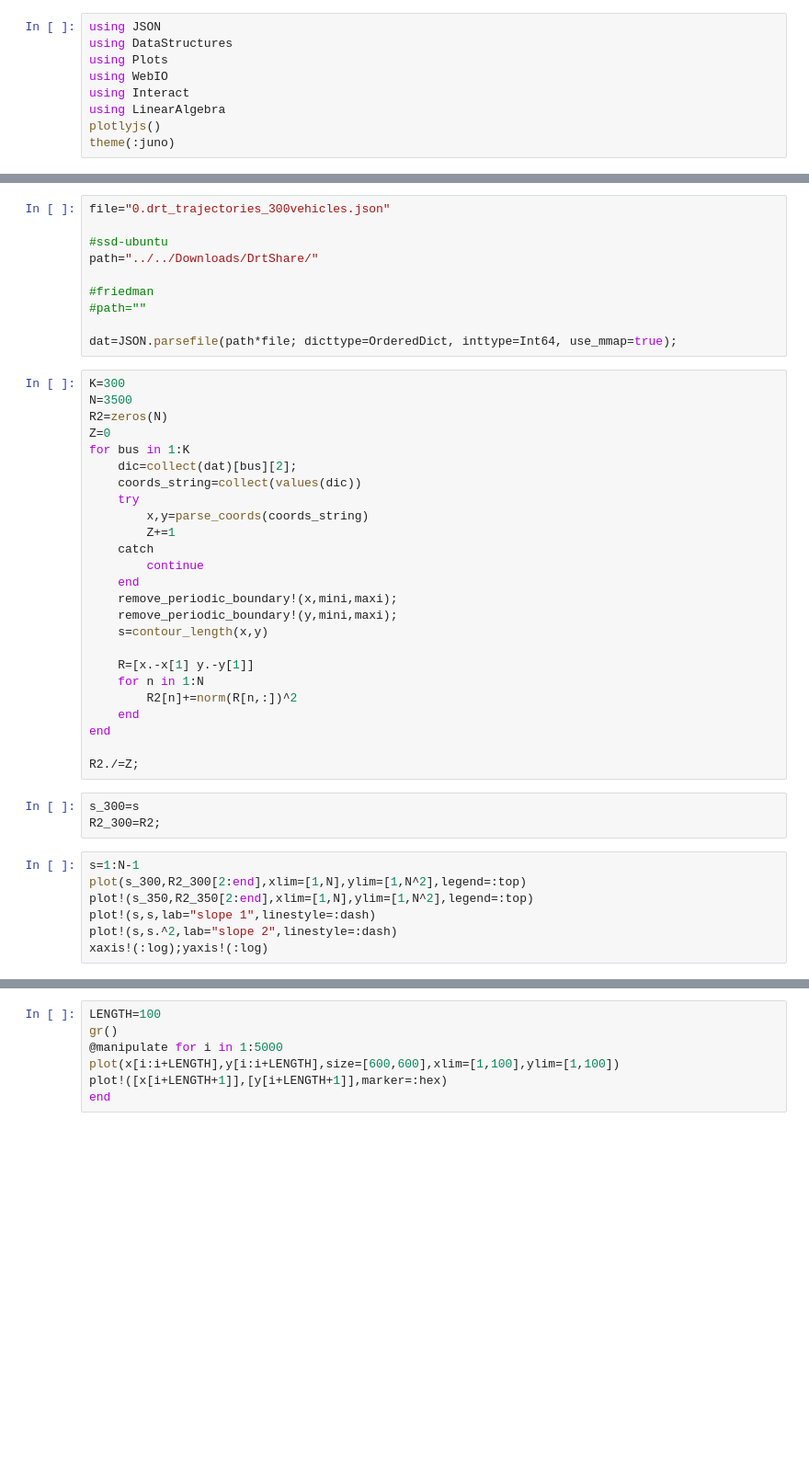
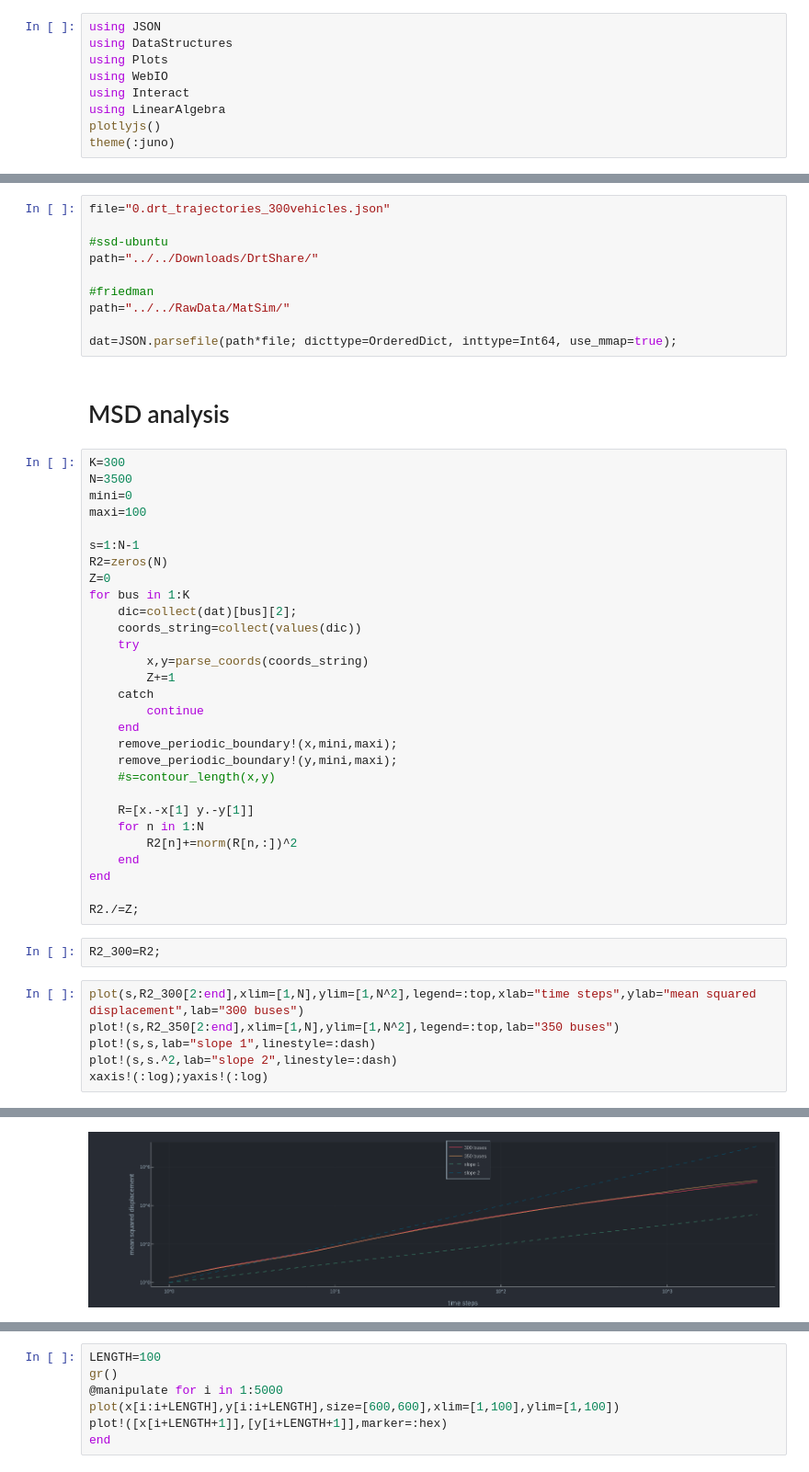
Before and after one commit to SteffenMuehle/misc, a Jupyter notebook: MatSim_Data.ipynb, the cells around one changed output, grey strips where cells are left out. Shown at 92% size. Drawn from its saved outputs; the diff is of its cells as text; blank space fills up the shorter version.

Commit message:
MatSim_Data: file path on friedman added. savefig under figures. function definitions on top. headings added.

```diff
--- a/MatSim_Data.ipynb
+++ b/MatSim_Data.ipynb
@@ -14,12 +73,18 @@ file="0.drt_trajectories_300vehicles.json"
 path="../../Downloads/DrtShare/"
 
 #friedman
-#path=""
+path="../../RawData/MatSim/"
 
 dat=JSON.parsefile(path*file; dicttype=OrderedDict, inttype=Int64, use_mmap=true);
+# %% [markdown]
+# MSD analysis
 # %%
 K=300
 N=3500
+mini=0
+maxi=100
+
+s=1:N-1
 R2=zeros(N)
 Z=0
 for bus in 1:K
@@ -33,7 +98,7 @@ for bus in 1:K
     end
     remove_periodic_boundary!(x,mini,maxi);
     remove_periodic_boundary!(y,mini,maxi);
-    s=contour_length(x,y)
+    #s=contour_length(x,y)
 
     R=[x.-x[1] y.-y[1]]
     for n in 1:N
@@ -42,13 +107,11 @@ for bus in 1:K
 end
 
 R2./=Z;
-# %%
-s_300=s
-R2_300=R2;
+# %%
+R2_300=R2;
 # %%
-s=1:N-1
-plot(s_300,R2_300[2:end],xlim=[1,N],ylim=[1,N^2],legend=:top)
-plot!(s_350,R2_350[2:end],xlim=[1,N],ylim=[1,N^2],legend=:top)
+plot(s,R2_300[2:end],xlim=[1,N],ylim=[1,N^2],legend=:top,xlab="time steps",ylab="mean squared displacement",lab="300 buses")
+plot!(s,R2_350[2:end],xlim=[1,N],ylim=[1,N^2],legend=:top,lab="350 buses")
 plot!(s,s,lab="slope 1",linestyle=:dash)
 plot!(s,s.^2,lab="slope 2",linestyle=:dash)
 xaxis!(:log);yaxis!(:log)
@@ -56,0 +119 @@ xaxis!(:log);yaxis!(:log)
+[figure, added]
```
Also changed, not shown: parts of 11 cells of this notebook.
